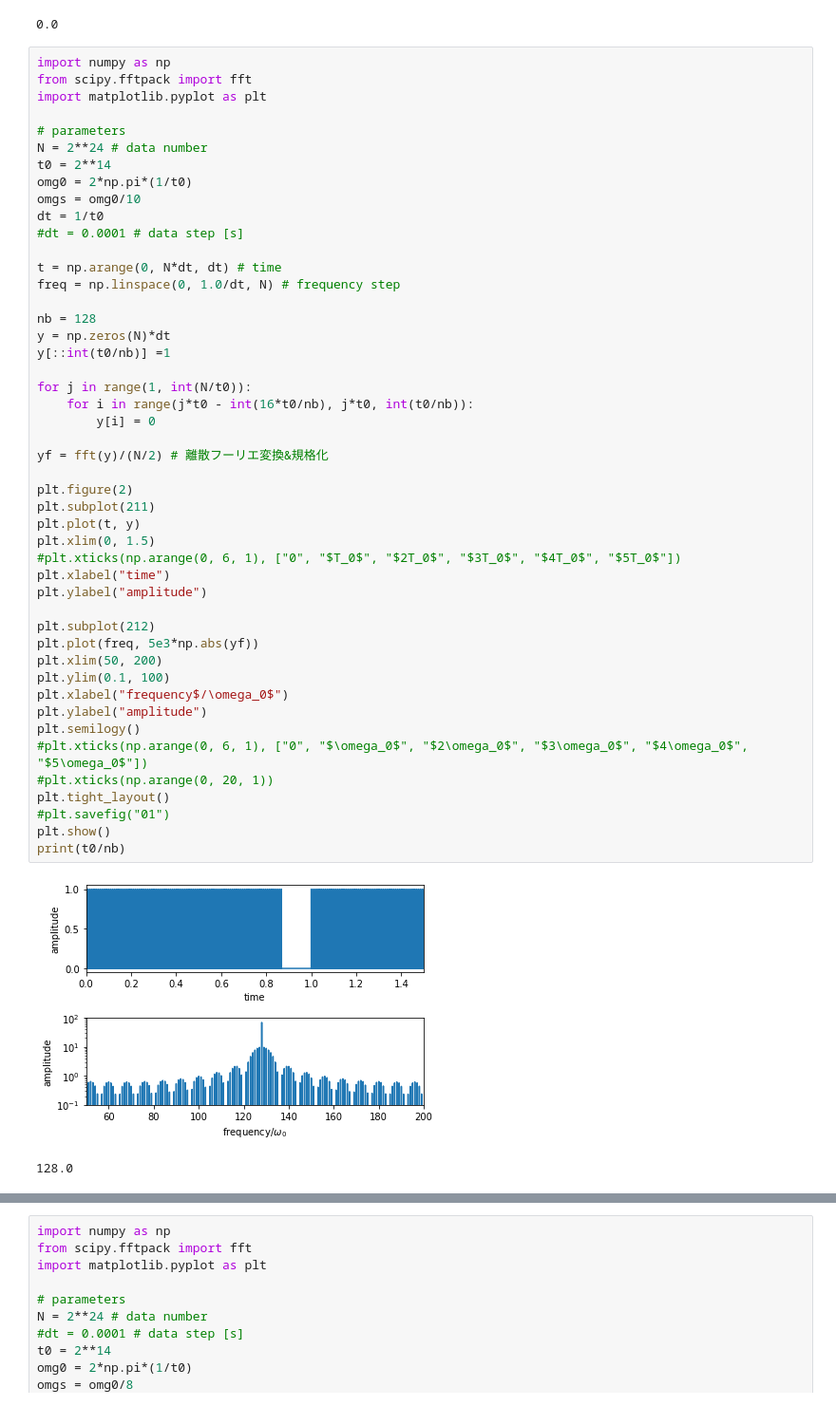
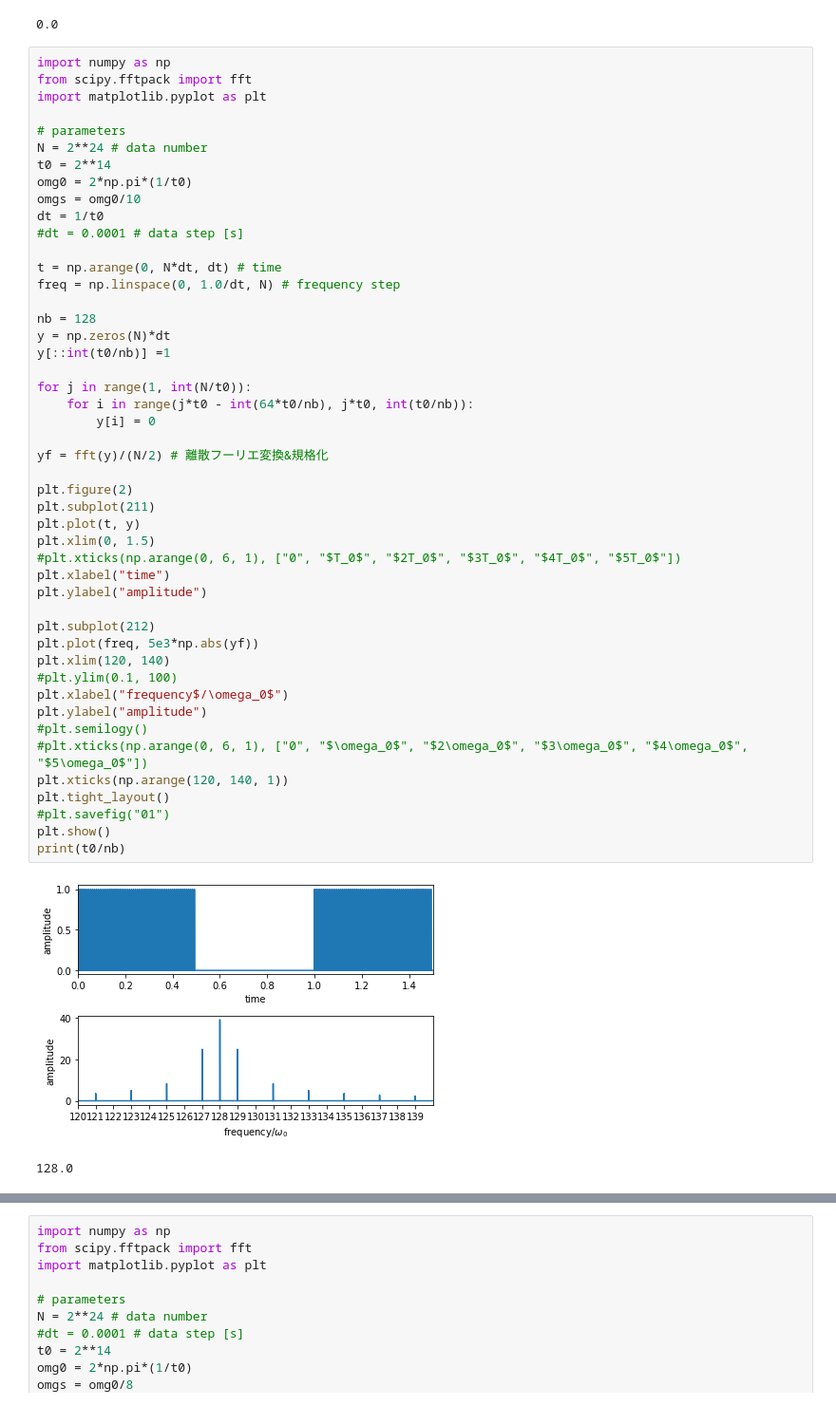
Before and after one commit to esuwaishi/IRoHa, a Jupyter notebook: Fourier.ipynb, the cells around one changed output, grey strips where cells are left out. Shown at 95% size. Drawn from its saved outputs; the diff is of its cells as text.

```diff
--- a/Fourier.ipynb
+++ b/Fourier.ipynb
@@ -191,37 +191,37 @@ dt = 1/t0
 t = np.arange(0, N*dt, dt) # time
 freq = np.linspace(0, 1.0/dt, N) # frequency step
 
 nb = 128
 y = np.zeros(N)*dt
 y[::int(t0/nb)] =1
 
 for j in range(1, int(N/t0)):
-    for i in range(j*t0 - int(16*t0/nb), j*t0, int(t0/nb)):
+    for i in range(j*t0 - int(64*t0/nb), j*t0, int(t0/nb)):
         y[i] = 0
 
 yf = fft(y)/(N/2) # 離散フーリエ変換&規格化
 
 plt.figure(2)
 plt.subplot(211)
 plt.plot(t, y)
 plt.xlim(0, 1.5)
 #plt.xticks(np.arange(0, 6, 1), ["0", "$T_0$", "$2T_0$", "$3T_0$", "$4T_0$", "$5T_0$"])
 plt.xlabel("time")
 plt.ylabel("amplitude")
 
 plt.subplot(212)
 plt.plot(freq, 5e3*np.abs(yf))
-plt.xlim(50, 200)
-plt.ylim(0.1, 100)
+plt.xlim(120, 140)
+#plt.ylim(0.1, 100)
 plt.xlabel("frequency$/\omega_0$")
 plt.ylabel("amplitude")
-plt.semilogy()
+#plt.semilogy()
 #plt.xticks(np.arange(0, 6, 1), ["0", "$\omega_0$", "$2\omega_0$", "$3\omega_0$", "$4\omega_0$", "$5\omega_0$"])
-#plt.xticks(np.arange(0, 20, 1))
+plt.xticks(np.arange(120, 140, 1))
 plt.tight_layout()
 #plt.savefig("01")
 plt.show()
 print(t0/nb)
 # %% [output]
-[figure, old version]
+[figure, new version]
 128.0
```
Also changed, not shown: parts of 1 cell of this notebook.
